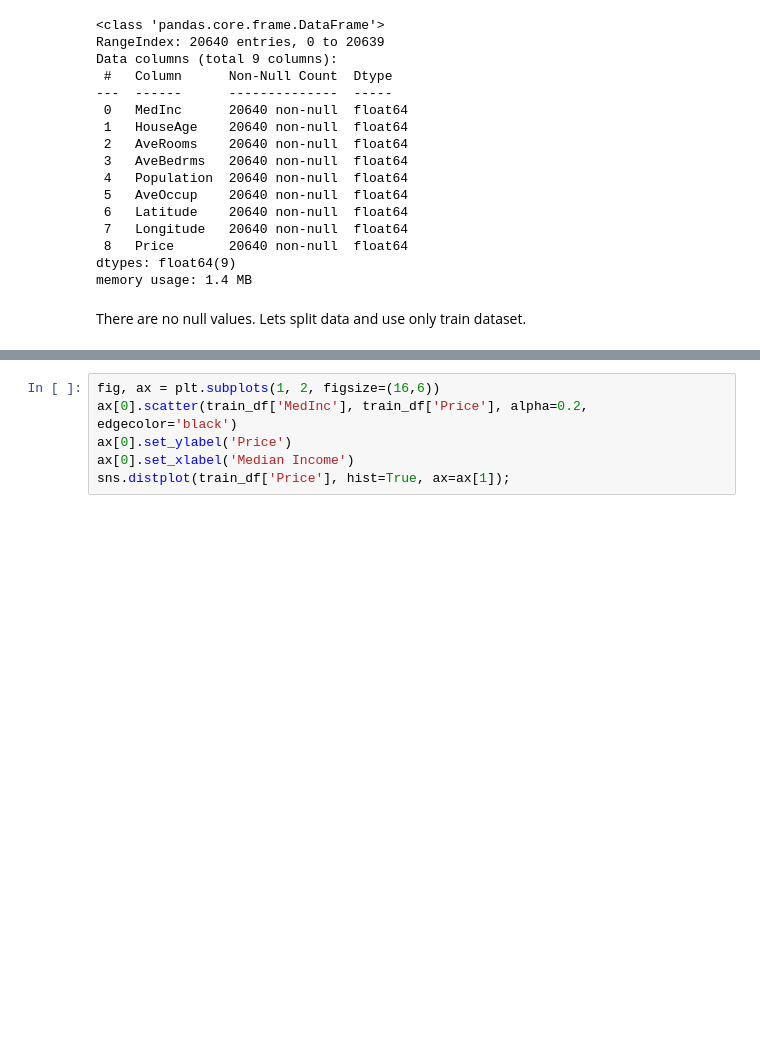
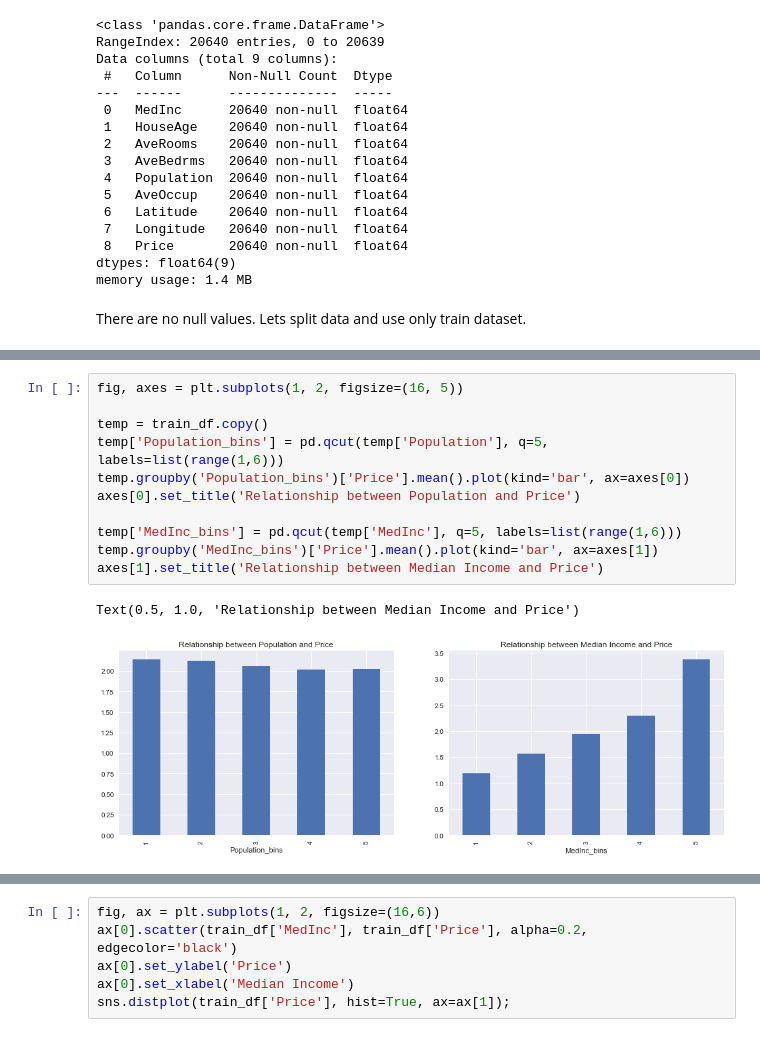
Before and after one commit to Bounty1993/ML-scripts, a Jupyter notebook: california_housing.ipynb, the cells around one changed output, grey strips where cells are left out. Cells and saved outputs as stored; diff of their text form; blank space fills up the shorter version.

```diff
--- a/california_housing.ipynb
+++ b/california_housing.ipynb
@@ -73,0 +73,14 @@ First of all it seems that houses close to sea are more expensive than inland ho
+# %%
+fig, axes = plt.subplots(1, 2, figsize=(16, 5))
+
+temp = train_df.copy()
+temp['Population_bins'] = pd.qcut(temp['Population'], q=5, labels=list(range(1,6)))
+temp.groupby('Population_bins')['Price'].mean().plot(kind='bar', ax=axes[0])
+axes[0].set_title('Relationship between Population and Price')
+
+temp['MedInc_bins'] = pd.qcut(temp['MedInc'], q=5, labels=list(range(1,6)))
+temp.groupby('MedInc_bins')['Price'].mean().plot(kind='bar', ax=axes[1])
+axes[1].set_title('Relationship between Median Income and Price')
+# %% [output]
+Text(0.5, 1.0, 'Relationship between Median Income and Price')
+[figure, added]
```
Also changed, not shown: parts of 8 cells of this notebook.
